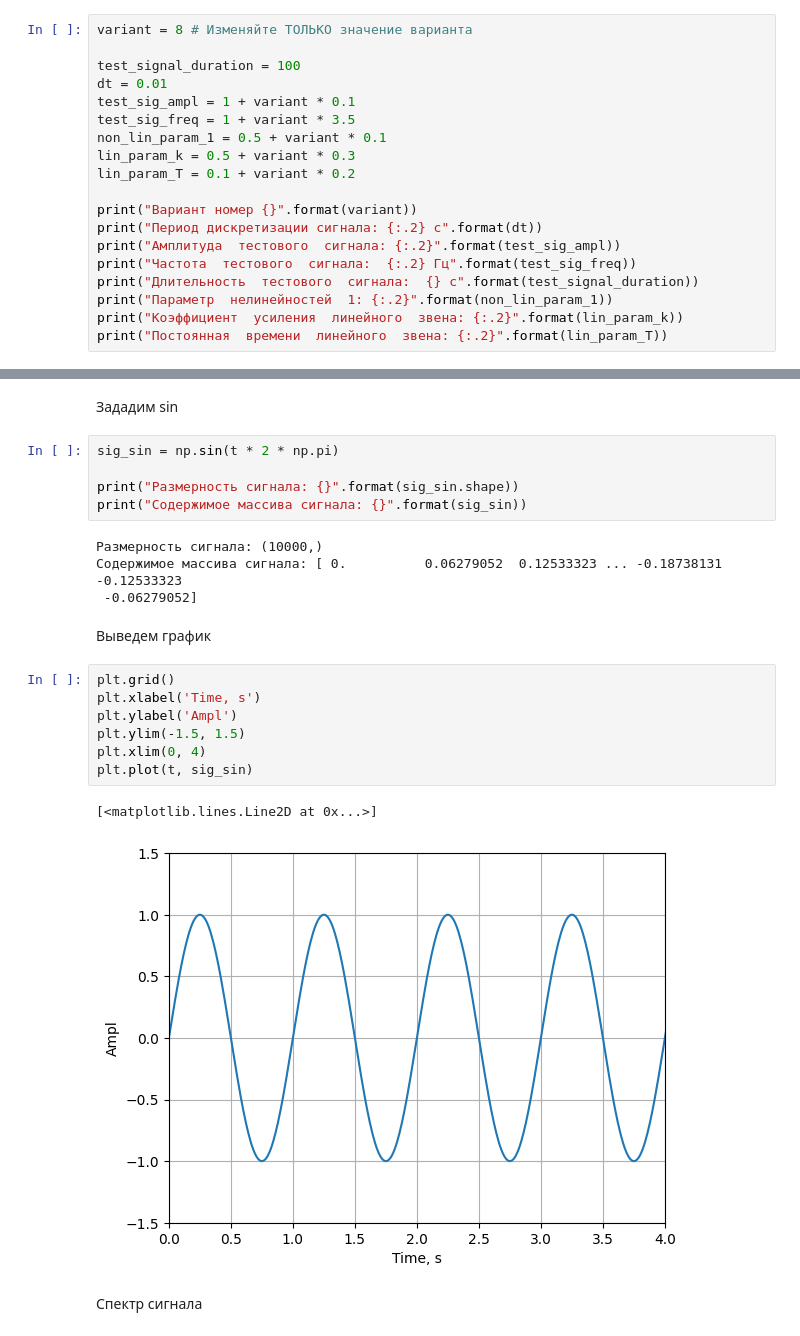
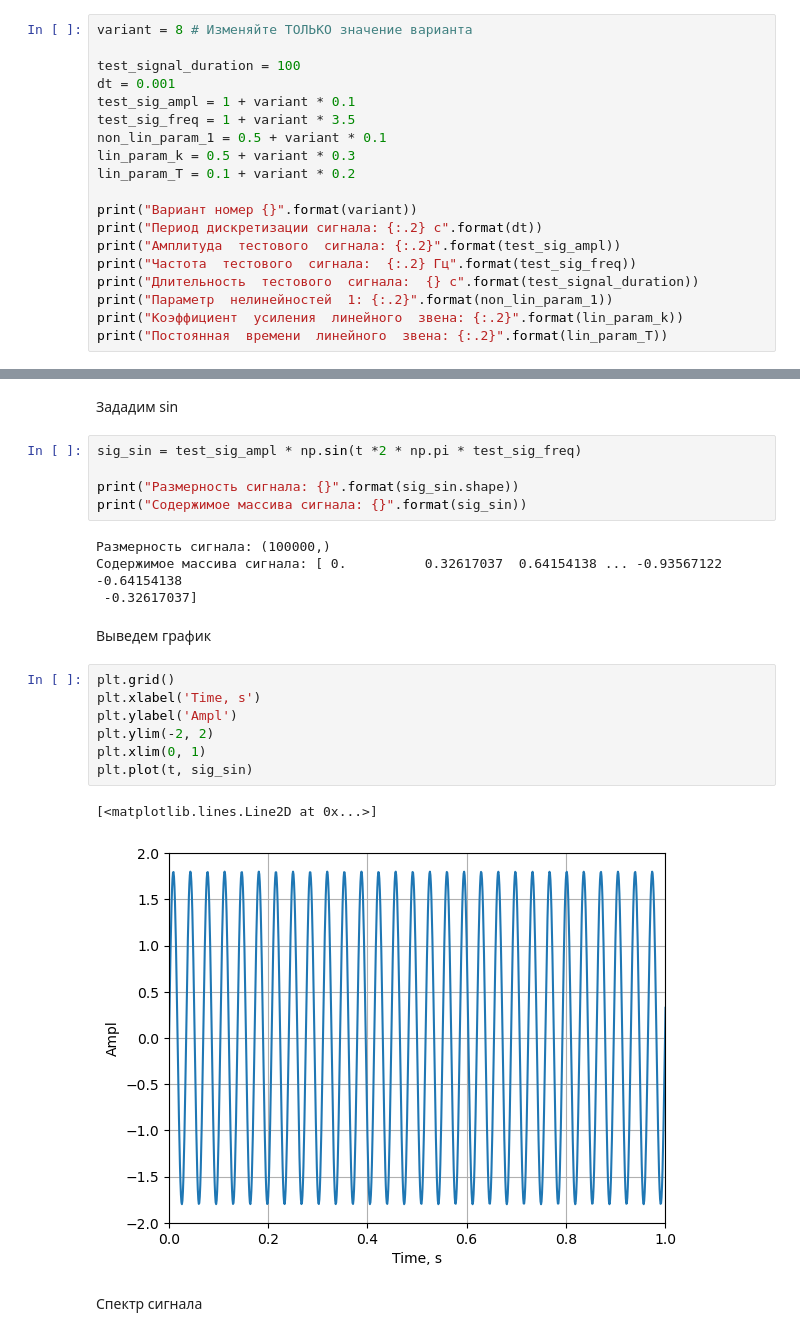
Before and after one commit to Filip-GG/TAU, a Jupyter notebook: 1/main.ipynb, the cells around one changed output, grey strips where cells are left out. Saved outputs shown, nothing was run; the diff lists cells and outputs as text.

```diff
--- a/1/main.ipynb
+++ b/1/main.ipynb
@@ -8,7 +8,7 @@ from scipy import signal
 variant = 8 # Изменяйте ТОЛЬКО значение варианта
 
 test_signal_duration = 100
-dt = 0.01
+dt = 0.001
 test_sig_ampl = 1 + variant * 0.1
 test_sig_freq = 1 + variant * 3.5
 non_lin_param_1 = 0.5 + variant * 0.1
@@ -45,26 +45,26 @@ print("Содержимое массива: {}".format(t))
 # %% [markdown]
 Зададим sin
 # %%
-sig_sin = np.sin(t * 2 * np.pi)
+sig_sin = test_sig_ampl * np.sin(t *2 * np.pi * test_sig_freq)
 
 print("Размерность сигнала: {}".format(sig_sin.shape))
 print("Содержимое массива сигнала: {}".format(sig_sin))
 # %% [output]
-Размерность сигнала: (10000,)
-Содержимое массива сигнала: [ 0.          0.06279052  0.12533323 ... -0.18738131 -0.12533323
- -0.06279052]
+Размерность сигнала: (100000,)
+Содержимое массива сигнала: [ 0.          0.32617037  0.64154138 ... -0.93567122 -0.64154138
+ -0.32617037]
 # %% [markdown]
 Выведем график
 # %%
 plt.grid()
 plt.xlabel('Time, s')
 plt.ylabel('Ampl')
-plt.ylim(-1.5, 1.5)
-plt.xlim(0, 4)
+plt.ylim(-2, 2)
+plt.xlim(0, 1)
 plt.plot(t, sig_sin)
 # %% [output]
 [<matplotlib.lines.Line2D at 0x...>]
-[figure, old version]
+[figure, new version]
 # %% [markdown]
 Спектр сигнала
 # %%
```
Also changed, not shown: parts of 17 cells of this notebook, 4 other files.
